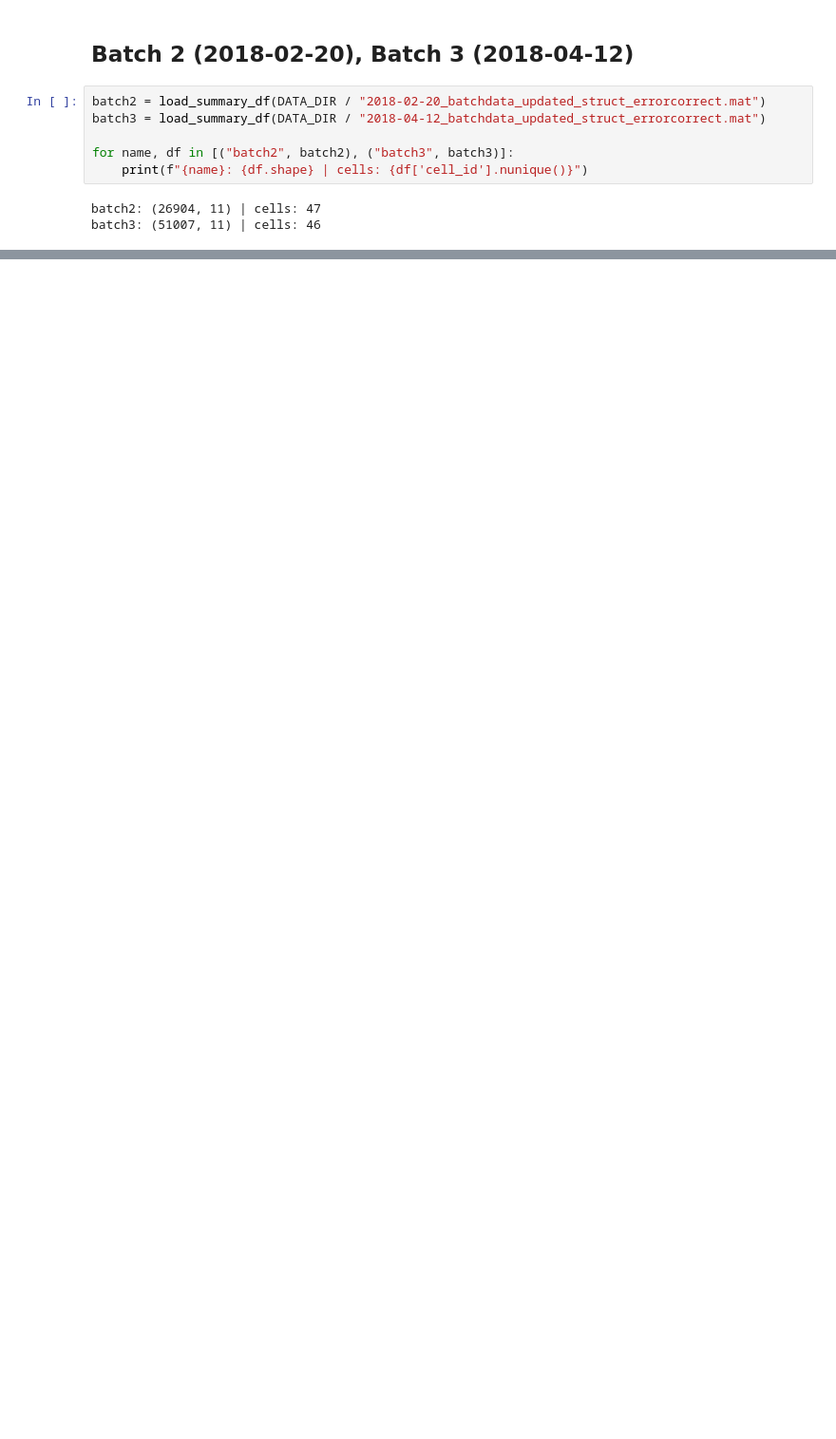
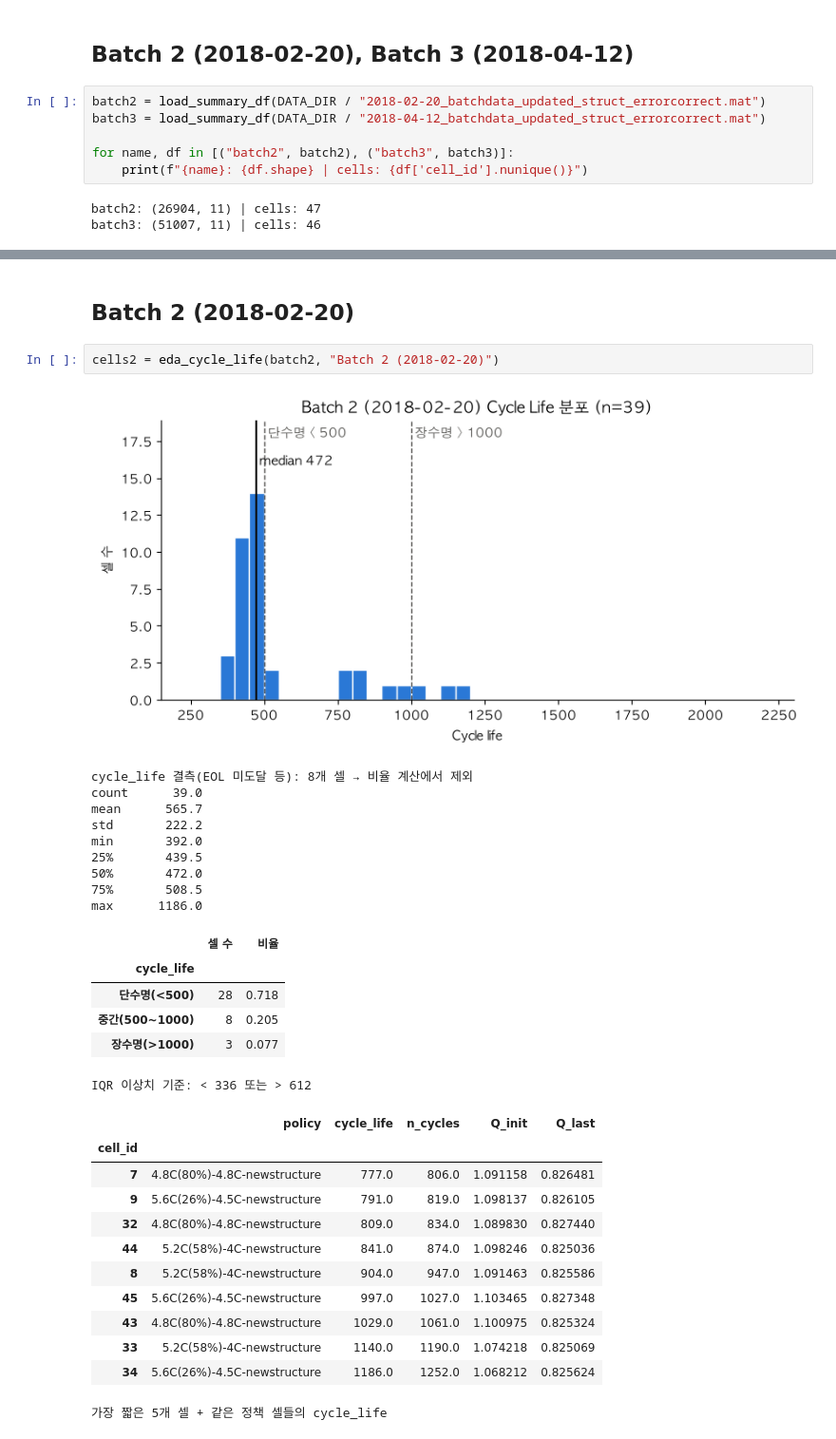
Before and after one commit to heojiwon2/skala-mini2-jiwonhyeck, a Jupyter notebook: day_1_jiwon.ipynb, the cells around one changed output, grey strips where cells are left out. Shown at 95% size. Saved outputs shown, nothing was run; the diff lists cells and outputs as text; blank space fills up the shorter version.

```diff
--- a/day_1_jiwon.ipynb
+++ b/day_1_jiwon.ipynb
@@ -85,0 +168,33 @@ print(batch1.head())
+# %% [markdown]
+## Batch 2 (2018-02-20)
+# %%
+cells2 = eda_cycle_life(batch2, "Batch 2 (2018-02-20)")
+# %% [output]
+[figure, added]
+cycle_life 결측(EOL 미도달 등): 8개 셀 → 비율 계산에서 제외
+count      39.0
+mean      565.7
+std       222.2
+min       392.0
+25%       439.5
+50%       472.0
+75%       508.5
+max      1186.0
+|  | 셀 수 | 비율 |
+| cycle_life |  |  |
+| 단수명(<500) | 28 | 0.718 |
+| 중간(500~1000) | 8 | 0.205 |
+| 장수명(>1000) | 3 | 0.077 |
+IQR 이상치 기준: < 336 또는 > 612
+|  | policy | cycle_life | n_cycles | Q_init | Q_last |
+| cell_id |  |  |  |  |  |
+| 7 | 4.8C(80%)-4.8C-newstructure | 777.0 | 806.0 | 1.091158 | 0.826481 |
+| 9 | 5.6C(26%)-4.5C-newstructure | 791.0 | 819.0 | 1.098137 | 0.826105 |
+| 32 | 4.8C(80%)-4.8C-newstructure | 809.0 | 834.0 | 1.089830 | 0.827440 |
+| 44 | 5.2C(58%)-4C-newstructure | 841.0 | 874.0 | 1.098246 | 0.825036 |
+| 8 | 5.2C(58%)-4C-newstructure | 904.0 | 947.0 | 1.091463 | 0.825586 |
+| 45 | 5.6C(26%)-4.5C-newstructure | 997.0 | 1027.0 | 1.103465 | 0.827348 |
+| 43 | 4.8C(80%)-4.8C-newstructure | 1029.0 | 1061.0 | 1.100975 | 0.825324 |
+| 33 | 5.2C(58%)-4C-newstructure | 1140.0 | 1190.0 | 1.074218 | 0.825069 |
+| 34 | 5.6C(26%)-4.5C-newstructure | 1186.0 | 1252.0 | 1.068212 | 0.825624 |
+가장 짧은 5개 셀 + 같은 정책 셀들의 cycle_life
```
Also changed, not shown: parts of 45 cells of this notebook.
